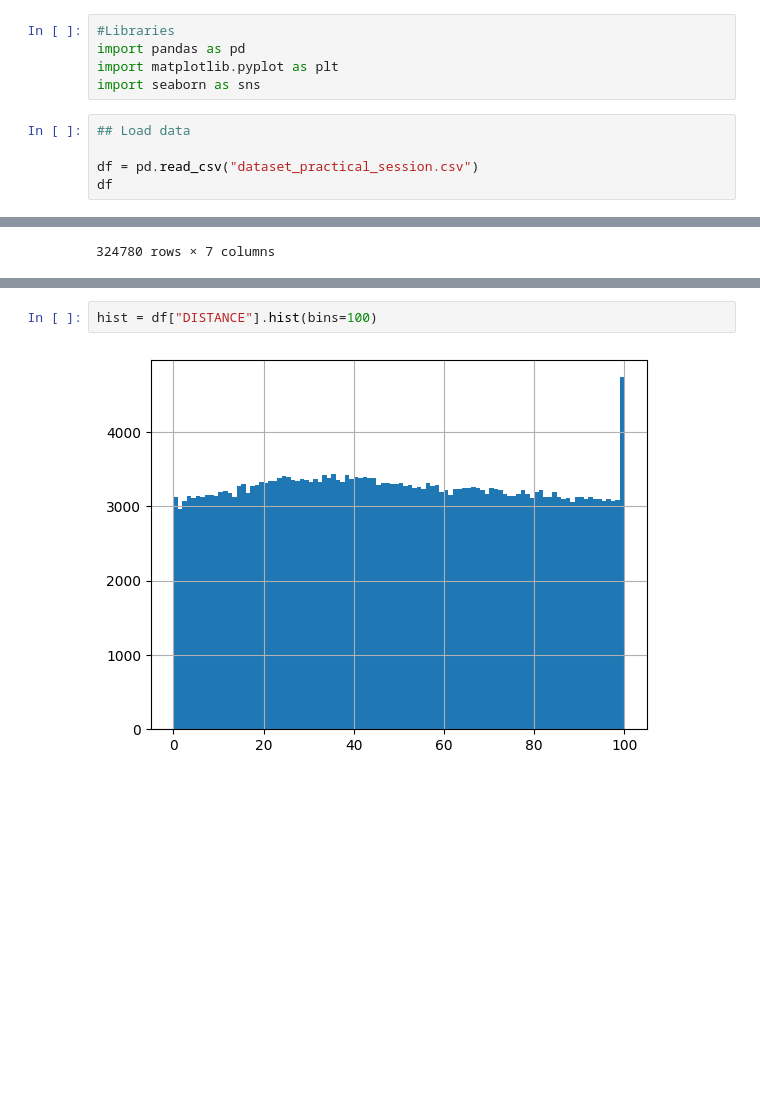
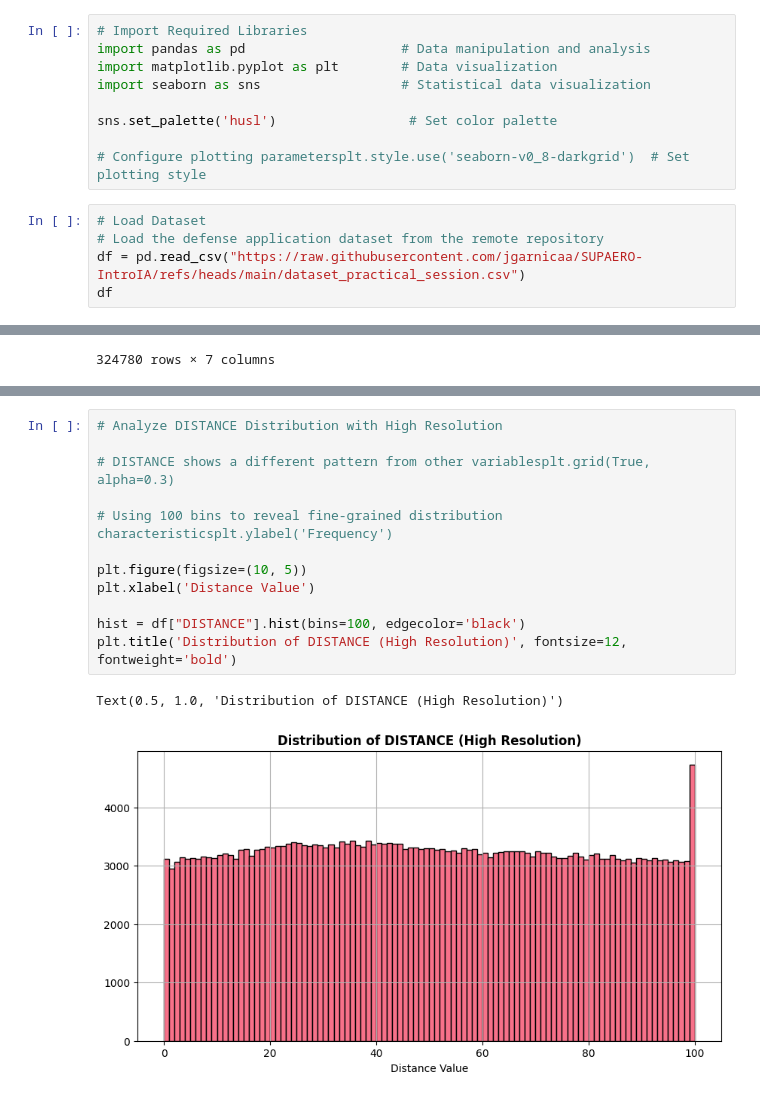
Before and after one commit to jgarnicaa/SUPAERO-IntroIA, a Jupyter notebook: AE.ipynb, the cells around one changed output, grey strips where cells are left out. Cells and saved outputs as stored; diff of their text form; blank space fills up the shorter version.

```diff
--- a/AE.ipynb
+++ b/AE.ipynb
@@ -7,12 +12,16 @@ thibault_lahire@yahoo.fr
 # %%
-#Libraries
-import pandas as pd
-import matplotlib.pyplot as plt
-import seaborn as sns
+# Import Required Libraries
+import pandas as pd                    # Data manipulation and analysis
+import matplotlib.pyplot as plt        # Data visualization
+import seaborn as sns                  # Statistical data visualization
+
+sns.set_palette('husl')                 # Set color palette
+
+# Configure plotting parametersplt.style.use('seaborn-v0_8-darkgrid')  # Set plotting style
 # %%
-## Load data
-
-df = pd.read_csv("dataset_practical_session.csv")
+# Load Dataset
+# Load the defense application dataset from the remote repository
+df = pd.read_csv("https://raw.githubusercontent.com/jgarnicaa/SUPAERO-IntroIA/refs/heads/main/dataset_practical_session.csv")
 df
 # %% [output]
 |  | MACH_BLUE | MACH_RED | ALT_BLUE | ALT_RED | DELTA | DISTANCE | PK |
@@ -54,5 +99,16 @@ hist = df["PK"].hist(bins=20) ## DISTANCE is distribute like a bernoulli distrib
 # %%
-hist = df["DISTANCE"].hist(bins=100)
+# Analyze DISTANCE Distribution with High Resolution
+
+# DISTANCE shows a different pattern from other variablesplt.grid(True, alpha=0.3)
+
+# Using 100 bins to reveal fine-grained distribution characteristicsplt.ylabel('Frequency')
+
+plt.figure(figsize=(10, 5))
+plt.xlabel('Distance Value')
+
+hist = df["DISTANCE"].hist(bins=100, edgecolor='black')
+plt.title('Distribution of DISTANCE (High Resolution)', fontsize=12, fontweight='bold')
 # %% [output]
+Text(0.5, 1.0, 'Distribution of DISTANCE (High Resolution)')
-[figure, old version]
+[figure, new version]
 # %%
```
Also changed, not shown: parts of 26 cells of this notebook, 5 other files.
